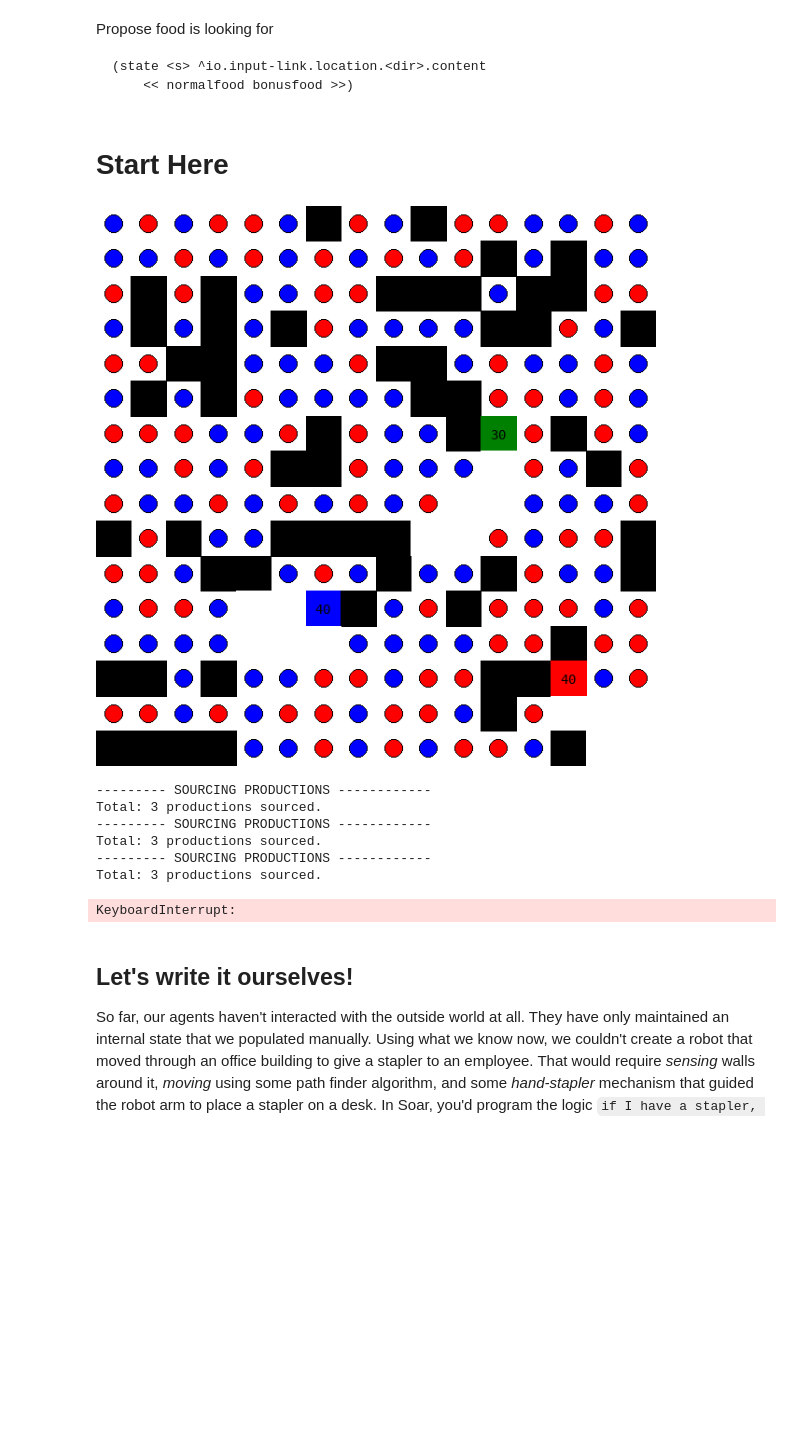
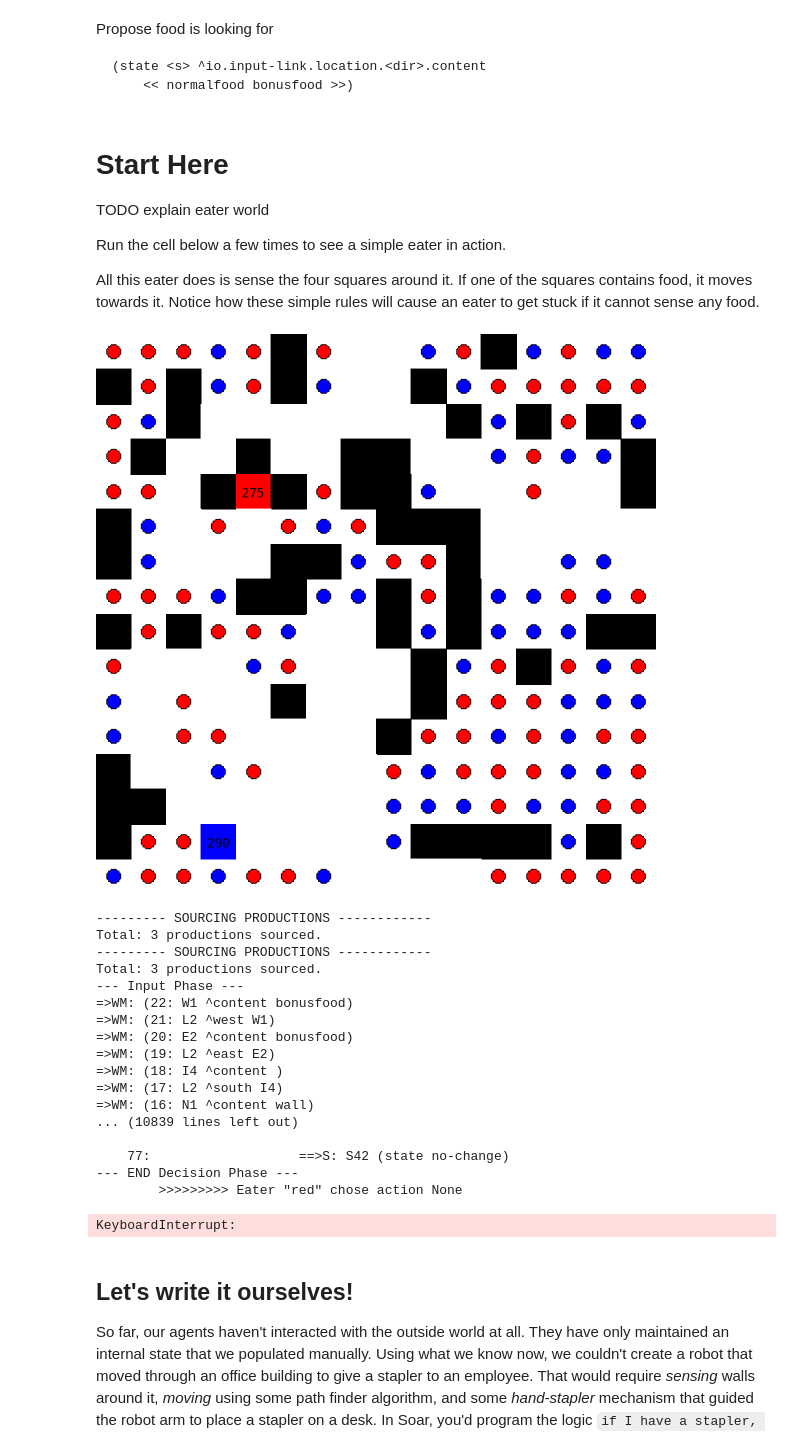
Before and after one commit to kierangilliam/soar, a Jupyter notebook: src/tutorial/3_eaters.ipynb, the cells around one changed output. Cells and saved outputs as stored; diff of their text form; code cells hidden in the pictures; blank space fills up the shorter version.

Commit message:
new event loop that is easier to explain

```diff
--- a/src/tutorial/3_eaters.ipynb
+++ b/src/tutorial/3_eaters.ipynb
@@ -180,7 +184,7 @@ class World():
                     self._draw_rect(rect, fill=cell.color)
                     self._center_text(rect, font_sm, str(cell.points))
                 if isinstance(cell, Food):
-                    padding = .25 * self.cell_w
+                    padding = .30 * self.cell_w
                     x_pos, y_pos = x * self.cell_w + padding, y * self.cell_h + padding
                     w = self.cell_w - (padding * 2)
                     h = self.cell_h - (padding * 2)
@@ -359,22 +401,41 @@ sp {eater*monitor*directions
 """
 # %% [markdown]
 # Start Here
+
+TODO explain eater world
+
+Run the cell below a few times to see a simple eater in action.
+
+All this eater does is sense the four squares around it.
+If one of the squares contains food, it moves towards it.
+Notice how these simple rules will cause an eater to get stuck if it cannot sense any food.
 # %%
 eaters = [
     ('blue', simple_move_to_food_agent),
     ('red', simple_move_to_food_agent),
-    ('green', simple_move_to_food_agent),
+#     ('green', simple_move_to_food_agent),
 ]
 
-runner(eaters)
+runner(eaters, debug=True, soar_watch_level=5)
 # %% [output]
-[figure, old version]
+[figure, new version]
 --------- SOURCING PRODUCTIONS ------------
 Total: 3 productions sourced.
 --------- SOURCING PRODUCTIONS ------------
 Total: 3 productions sourced.
---------- SOURCING PRODUCTIONS ------------
-Total: 3 productions sourced.
+--- Input Phase ---
+=>WM: (22: W1 ^content bonusfood)
+=>WM: (21: L2 ^west W1)
+=>WM: (20: E2 ^content bonusfood)
+=>WM: (19: L2 ^east E2)
+=>WM: (18: I4 ^content )
+=>WM: (17: L2 ^south I4)
+=>WM: (16: N1 ^content wall)
+... (10839 lines left out)
+
+    77:                   ==>S: S42 (state no-change)
+--- END Decision Phase ---
+        >>>>>>>>> Eater "red" chose action None
 KeyboardInterrupt:
 # %% [markdown]
 ## Let's write it ourselves!
```
Also changed, not shown: parts of 10 cells of this notebook.
